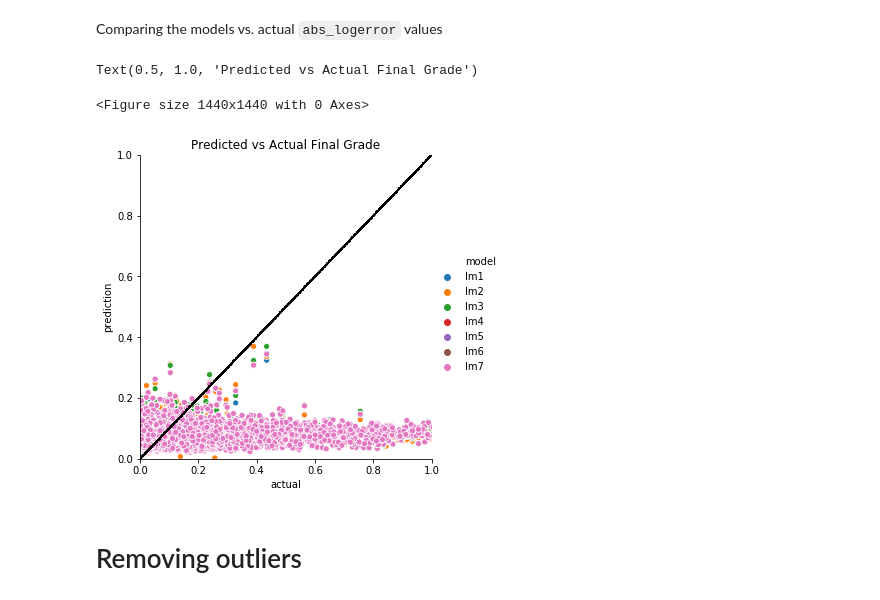
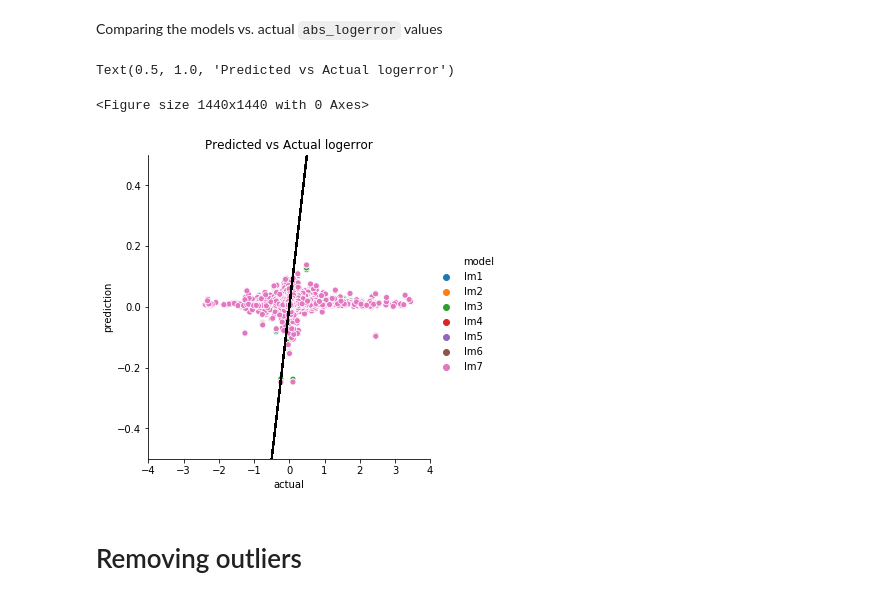
Before and after one commit to matthewzapata/codeup-ds-projects, a Jupyter notebook: regression-project/Regression_Project_2.ipynb, the cells around one changed output. Saved outputs shown, nothing was run; the diff lists cells and outputs as text; code cells hidden in the pictures.

```diff
--- a/regression-project/Regression_Project_2.ipynb
+++ b/regression-project/Regression_Project_2.ipynb
@@ -529,7 +528,7 @@ plt.show()
 Splitting the data into separate train and test sets.
 # %%
 X = joined_nonull.drop(['parcelid', 'logerror', 'abs_logerror'], axis=1)
-y = joined_nonull[['abs_logerror']]
+y = joined_nonull[['logerror', 'abs_logerror']]
 # %%
 X_train, X_test, y_train, y_test = train_test_split(X, y, train_size=.60)
 # %%
@@ -1163,24 +1174,24 @@ Comparing the models vs. actual `abs_logerror` values
 # %%
 plt.figure(figsize=(20, 20))
 
-pd.DataFrame({'actual': y_train.abs_logerror,
+pd.DataFrame({'actual': y_train.logerror,
               'lm1': lm1_train_pred.ravel(),
               'lm2': lm2_train_pred.ravel(),
               'lm3': lm3_train_pred.ravel(),
               'lm4': lm4_train_pred.ravel(),
               'lm5': lm4_train_pred.ravel(),
               'lm6': lm4_train_pred.ravel(),
               'lm7': lm4_train_pred.ravel()}).melt(id_vars=['actual'], var_name='model', value_name='prediction').pipe((sns.relplot, 'data'), x='actual', y='prediction', hue='model')
 
 
-plt.plot(y_train.abs_logerror, y_train.abs_logerror, c='black', ls=':')
-plt.ylim(0, 1)
-plt.xlim(0, 1)
-plt.title('Predicted vs Actual Final Grade')
+plt.plot(y_train.logerror, y_train.logerror, c='black', ls=':')
+plt.ylim(-.5, .5)
+plt.xlim(-4, 4)
+plt.title('Predicted vs Actual logerror')
 # %% [output]
-Text(0.5, 1.0, 'Predicted vs Actual Final Grade')
+Text(0.5, 1.0, 'Predicted vs Actual logerror')
 <Figure size 1440x1440 with 0 Axes>
-[figure, old version]
+[figure, new version]
 # %% [markdown]
 # Removing outliers
 # %% [markdown]
```
Also changed, not shown: parts of 84 cells of this notebook.
